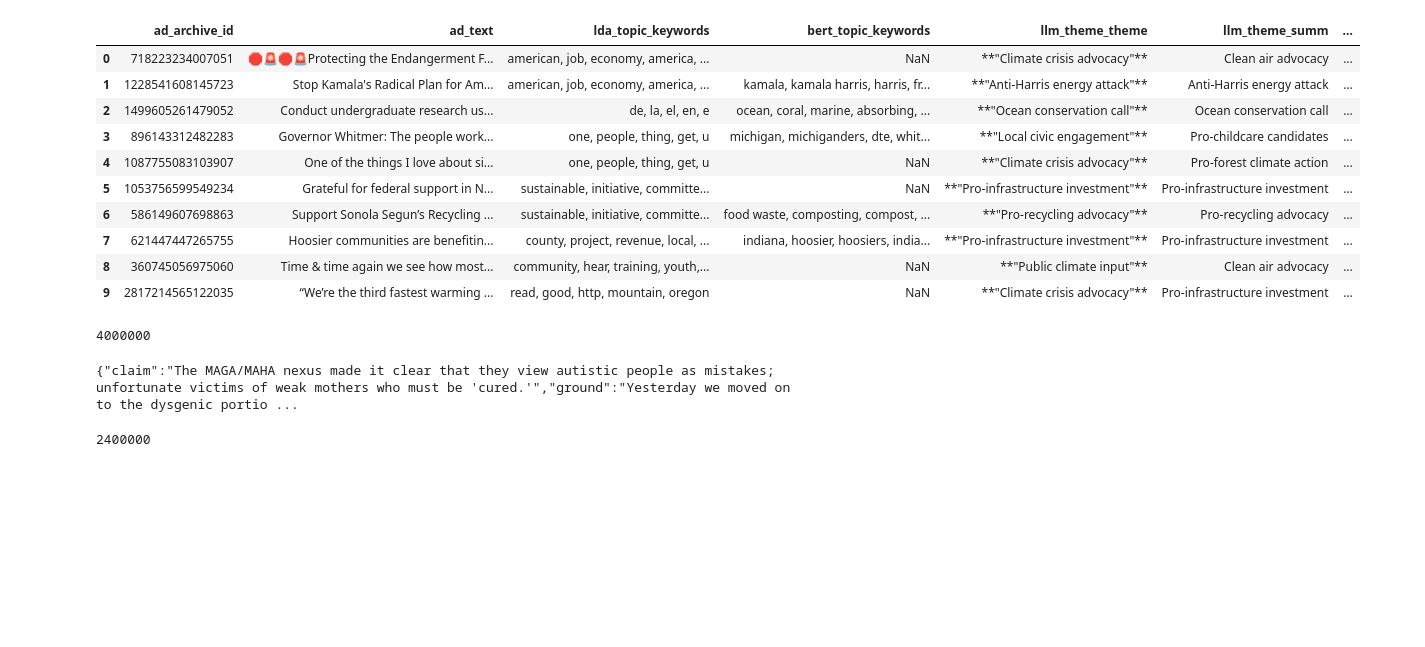
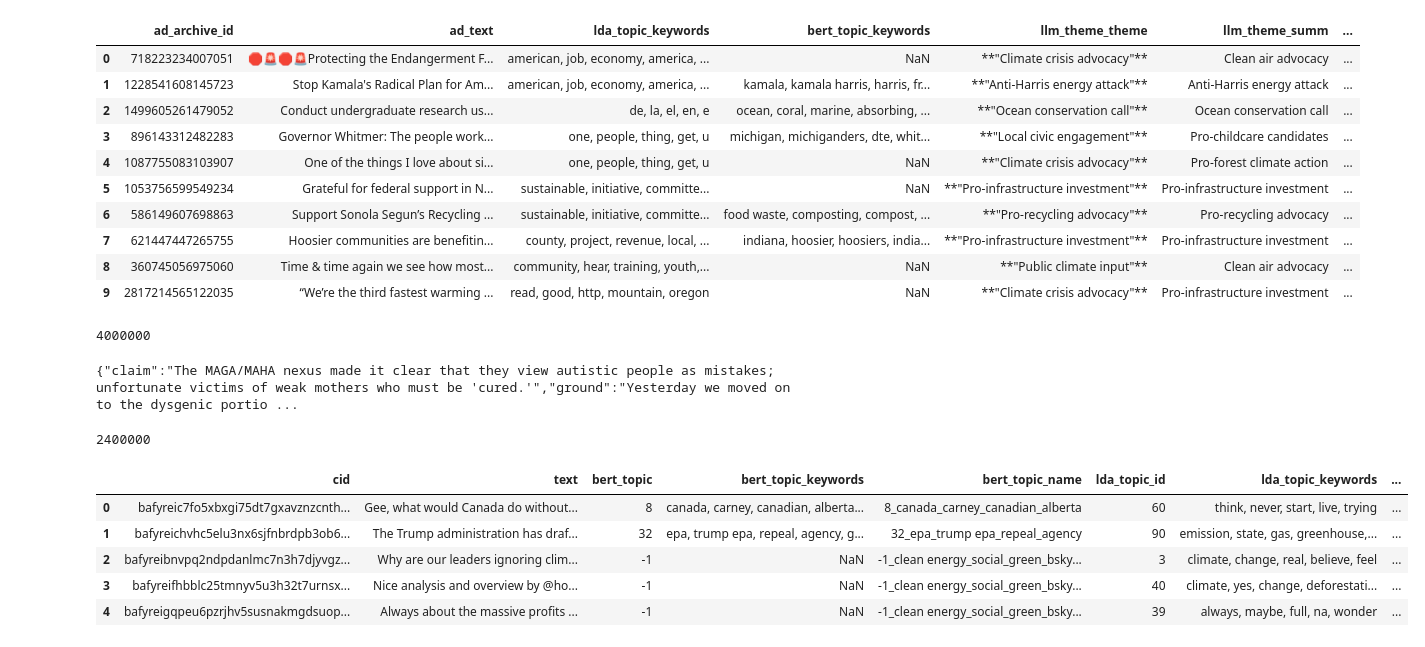
Before and after one commit to srs827/CS590-Project1, a Jupyter notebook: Toulmin_Claim_Extraction/scripts/review_result.ipynb, the cells around one changed output. Cells and saved outputs as stored; diff of their text form; code cells hidden in the pictures; blank space fills up the shorter version.

```diff
--- a/Toulmin_Claim_Extraction/scripts/review_result.ipynb
+++ b/Toulmin_Claim_Extraction/scripts/review_result.ipynb
@@ -517,3 +707,21 @@ print(resp.output_text)
 3000 * 800
 # %% [output]
 2400000
+# %%
+path = Path(r"../important_results/full_bluesky_llama_results_merged.csv")
+
+df = pd.read_csv(
+    path,
+    encoding="latin-1",
+    engine="python",
+    on_bad_lines="skip",
+)
+# %%
+df.head(5)
+# %% [output]
+|  | cid | text | bert_topic | bert_topic_keywords | bert_topic_name | lda_topic_id | lda_topic_keywords | ... |
+| 0 | bafyreic7fo5xbxgi75dt7gxavznzcnth... | Gee, what would Canada do without... | 8 | canada, carney, canadian, alberta... | 8_canada_carney_canadian_alberta | 60 | think, never, start, live, trying | ... |
+| 1 | bafyreichvhc5elu3nx6sjfnbrdpb3ob6... | The Trump administration has draf... | 32 | epa, trump epa, repeal, agency, g... | 32_epa_trump epa_repeal_agency | 90 | emission, state, gas, greenhouse,... | ... |
+| 2 | bafyreibnvpq2ndpdanlmc7n3h7djyvgz... | Why are our leaders ignoring clim... | -1 | NaN | -1_clean energy_social_green_bsky... | 3 | climate, change, real, believe, feel | ... |
+| 3 | bafyreifhbblc25tmnyv5u3h32t7urnsx... | Nice analysis and overview by @ho... | -1 | NaN | -1_clean energy_social_green_bsky... | 40 | climate, yes, change, deforestati... | ... |
+| 4 | bafyreigqpeu6pzrjhv5susnakmgdsuop... | Always about the massive profits ... | -1 | NaN | -1_clean energy_social_green_bsky... | 39 | always, maybe, full, na, wonder | ... |
```
Also changed, not shown: parts of 36 cells of this notebook, 40 other files.
